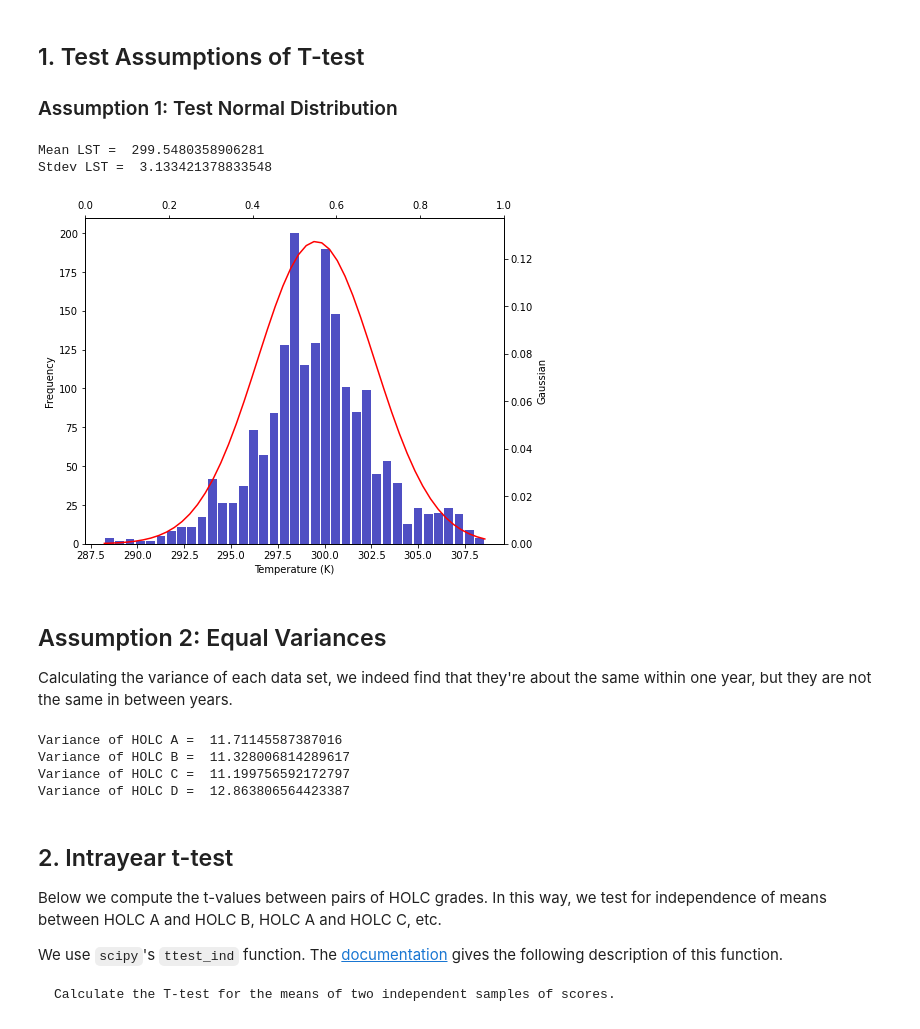
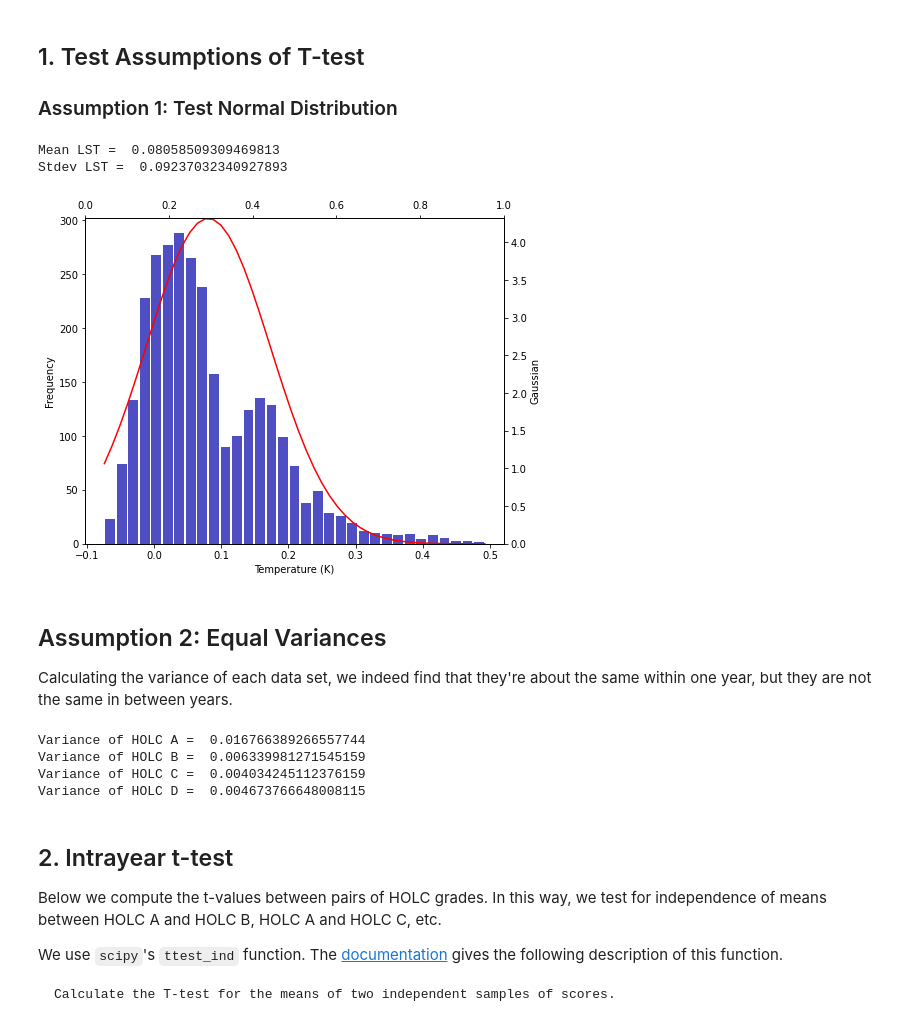
Before and after one commit to aderras/nyc-lst-ndvi, a Jupyter notebook: 00-notebooks/6_statistical-tests.ipynb, the cells around one changed output. Cells and saved outputs as stored; diff of their text form; code cells hidden in the pictures.

```diff
--- a/00-notebooks/6_statistical-tests.ipynb
+++ b/00-notebooks/6_statistical-tests.ipynb
@@ -45,8 +59,8 @@ def get_dof(df_yrA, df_yrB, grade1, grade2, stat_choice="median"):
 ### Import data
 # %%
 ## USER INPUTS ##################################################################
-obs = "lst" # OPTIONS: "lst" or "ndvi"
-pfilt = 0.0 # OPTIONS: 0.0 or 0.9
+obs = "ndvi" # OPTIONS: "lst" or "ndvi"
+pfilt = 0.9 # OPTIONS: 0.0 or 0.9
 ## END USER INPUTS ##############################################################
 
 df_yr0 = pd.read_csv(DIR_STATS_T + "/m4_ext_"+obs+"_pfilt"+str(pfilt)+"_yr0.csv")
@@ -58,43 +72,43 @@ df_yr3 = pd.read_csv(DIR_STATS_T + "/m4_ext_"+obs+"_pfilt"+str(pfilt)+"_yr3.csv"
 
 ### Assumption 1: Test Normal Distribution
 # %%
-data_choice = df_yr1 # OPTIONS: df_yr0, df_yr1, df_yr2, df_yr3
-holc_choice = "B" # OPTIONS: A, B, C, D
+data_choice = df_yr0 # OPTIONS: df_yr0, df_yr1, df_yr2, df_yr3
+holc_choice = "D" # OPTIONS: A, B, C, D
 stat_choice = "median" # OPTIONS: "mean", "median", "min", "max", "stdev"
 
 #########################################################################
 data_to_test = data_choice[data_choice["holc_grade"]==
                                holc_choice][stat_choice]
 
 fig, ax = plt.subplots(1,1, figsize=(7.5,6))
 
 ax2 = ax.twinx()
 ax3 = ax.twiny()
 
 ax.hist(x=data_to_test, bins='auto',
         color='#0504aa', alpha=0.7, rwidth=0.85)
 ax.set_xlabel("Temperature (K)")
 ax.set_ylabel("Frequency")
 
 """Make Gasssian plot"""
 avg_data = np.mean(data_to_test)
 std_data = np.std(data_to_test)
 xgauss = np.linspace(np.min(data_to_test),np.max(data_to_test),50)
 ygauss = [(1/(std_data*np.sqrt(2*np.pi)))*np.exp(
             -(x-avg_data)**2/(2*std_data**2)) for x in xgauss]
 
 """Set the limits of the gaussian plot"""
 ax2.set_ylim(ax2.get_ybound()[0], (1/(std_data*np.sqrt(2*np.pi)))+0.01)
 
 ax2.plot(xgauss, ygauss, c="r")
 ax2.set_ylabel("Gaussian")
 
 print("Mean LST = ", avg_data)
 print("Stdev LST = ", std_data)
 # %% [output]
-Mean LST =  299.5480358906281
-Stdev LST =  3.133421378833548
+Mean LST =  0.08058509309469813
+Stdev LST =  0.09237032340927893
-[figure, old version]
+[figure, new version]
 # %% [markdown]
 ## Assumption 2: Equal Variances
 
@@ -114,10 +128,10 @@ print("Variance of HOLC B = ", np.var(lst_b))
 print("Variance of HOLC C = ", np.var(lst_c))
 print("Variance of HOLC D = ", np.var(lst_d))
 # %% [output]
-Variance of HOLC A =  11.71145587387016
-Variance of HOLC B =  11.328006814289617
-Variance of HOLC C =  11.199756592172797
-Variance of HOLC D =  12.863806564423387
+Variance of HOLC A =  0.016766389266557744
+Variance of HOLC B =  0.006339981271545159
+Variance of HOLC C =  0.004034245112376159
+Variance of HOLC D =  0.004673766648008115
 # %% [markdown]
 ## 2. Intrayear t-test
 
```
Also changed, not shown: parts of 2 cells of this notebook.
